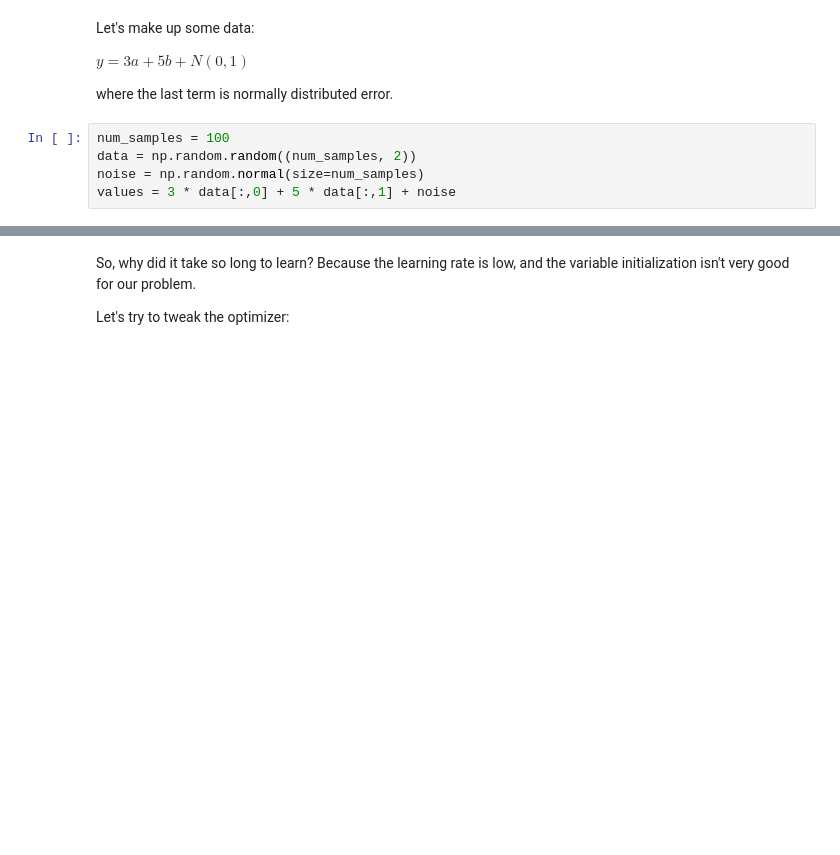
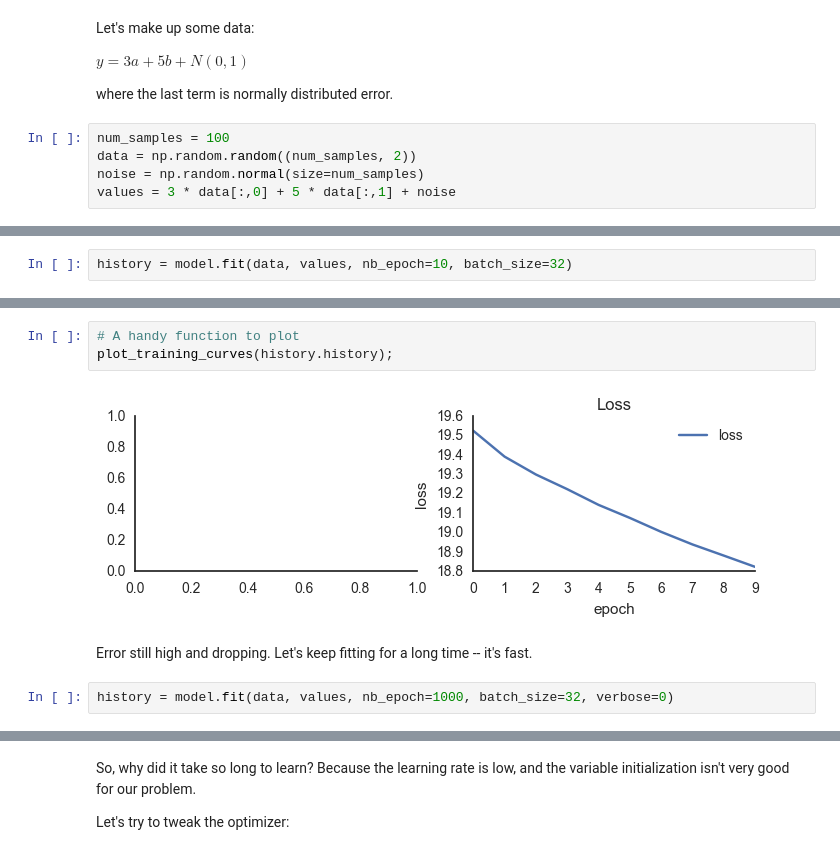
Before and after one commit to shnayder/deep-learning-workshop, a Jupyter notebook: 01-regression-keras.ipynb, the cells around one changed output, grey strips where cells are left out. Drawn from its saved outputs; the diff is of its cells as text; blank space fills up the shorter version.

```diff
--- a/01-regression-keras.ipynb
+++ b/01-regression-keras.ipynb
@@ -81,2 +84,4 @@ We can see that (as expected) the values lie roughly in a plane, so our model sh
 
 Let's fit it!
+# %%
+history = model.fit(data, values, nb_epoch=10, batch_size=32)
@@ -82,0 +123,9 @@ Let's fit it!
+# %%
+# A handy function to plot
+plot_training_curves(history.history);
+# %% [output]
+[figure, added]
+# %% [markdown]
+Error still high and dropping. Let's keep fitting for a long time -- it's fast.
+# %%
+history = model.fit(data, values, nb_epoch=1000, batch_size=32, verbose=0)
```
Also changed, not shown: parts of 29 cells of this notebook, 7 other files.
